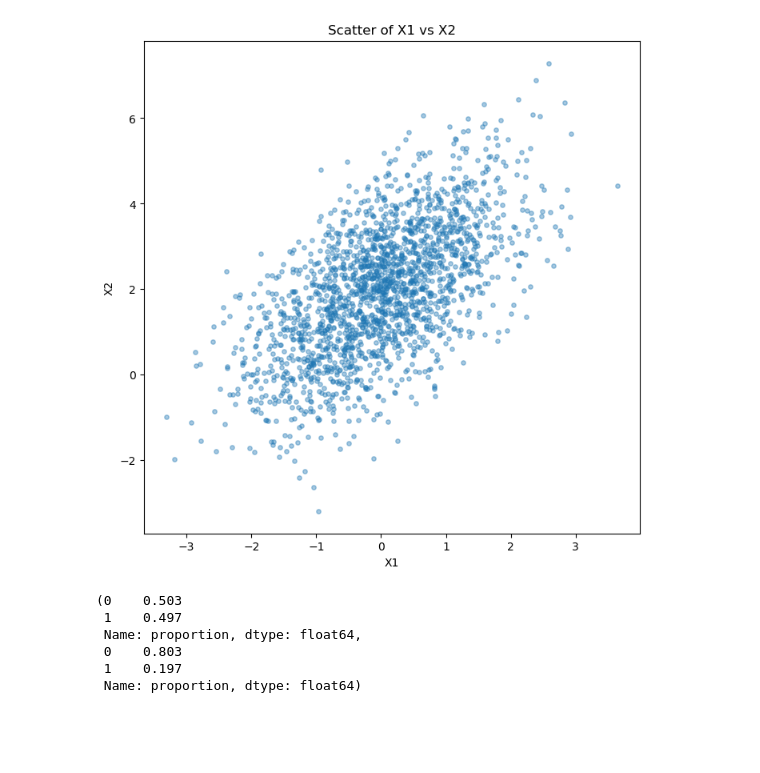
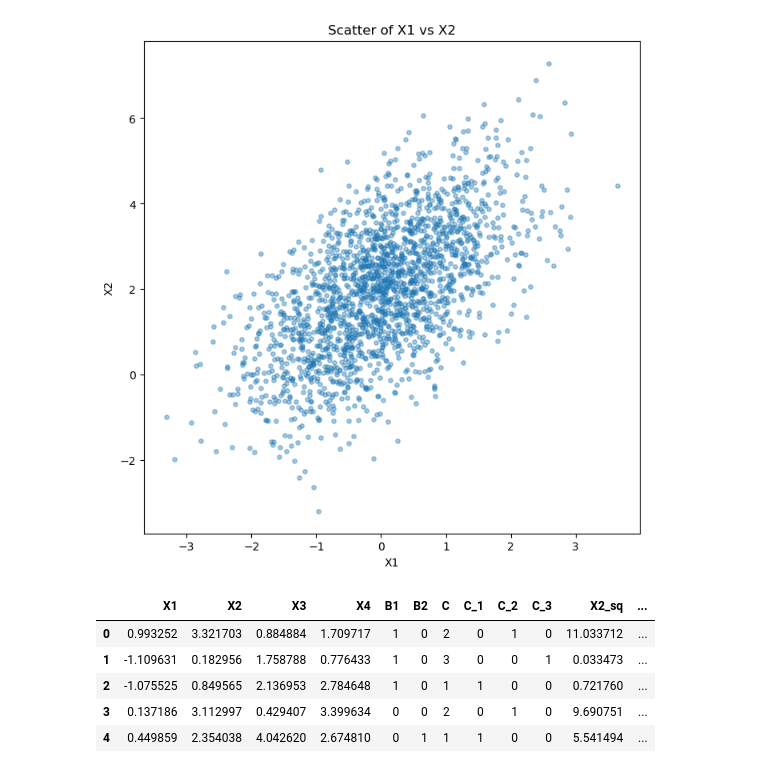
Before and after one commit to FbStatsQuant/Linear-Regression-Analysis, a Jupyter notebook: Regression_Analysis.ipynb, the cells around one changed output. Saved outputs shown, nothing was run; the diff lists cells and outputs as text; code cells hidden in the pictures; blank space fills up the shorter version.

```diff
--- a/Regression_Analysis.ipynb
+++ b/Regression_Analysis.ipynb
@@ -32,13 +32,35 @@ plt.show()
 # %%
 X3 = rng.gamma(shape = 2, scale = 1, size = n)
 X4 = rng.gamma(shape=5, scale = 0.5, size = n)
 
 B1 = rng.binomial(n=1, p=0.5, size=n)
 B2 = rng.binomial(n=1, p=0.2, size=n)
+
+C = rng.choice([0,1,2,3], size = n, p = [0.1, 0.3, 0.4, 0.2])
+
+# Combine all predictors
+data = pd.DataFrame({
+    "X1": X1,
+    "X2": X2,
+    "X3": X3,
+    "X4": X4,
+    "B1": B1,
+    "B2": B2,
+    "C": C
+})
+
+dummies_C = pd.get_dummies(data['C'], prefix='C', drop_first=True).astype(int)
+
+data_full = pd.concat([data, dummies_C], axis = 1)
+
+data_full['X2_sq'] = data['X2']**2
+data_full['X1_B1'] = data_full['X1']*data_full['B1']
+
+data_full.head()
 # %% [output]
-(0    0.503
- 1    0.497
- Name: proportion, dtype: float64,
- 0    0.803
- 1    0.197
- Name: proportion, dtype: float64)
+|  | X1 | X2 | X3 | X4 | B1 | B2 | C | C_1 | C_2 | C_3 | X2_sq | ... |
+| 0 | 0.993252 | 3.321703 | 0.884884 | 1.709717 | 1 | 0 | 2 | 0 | 1 | 0 | 11.033712 | ... |
+| 1 | -1.109631 | 0.182956 | 1.758788 | 0.776433 | 1 | 0 | 3 | 0 | 0 | 1 | 0.033473 | ... |
+| 2 | -1.075525 | 0.849565 | 2.136953 | 2.784648 | 1 | 0 | 1 | 1 | 0 | 0 | 0.721760 | ... |
+| 3 | 0.137186 | 3.112997 | 0.429407 | 3.399634 | 0 | 0 | 2 | 0 | 1 | 0 | 9.690751 | ... |
+| 4 | 0.449859 | 2.354038 | 4.042620 | 2.674810 | 0 | 1 | 1 | 1 | 0 | 0 | 5.541494 | ... |
```
